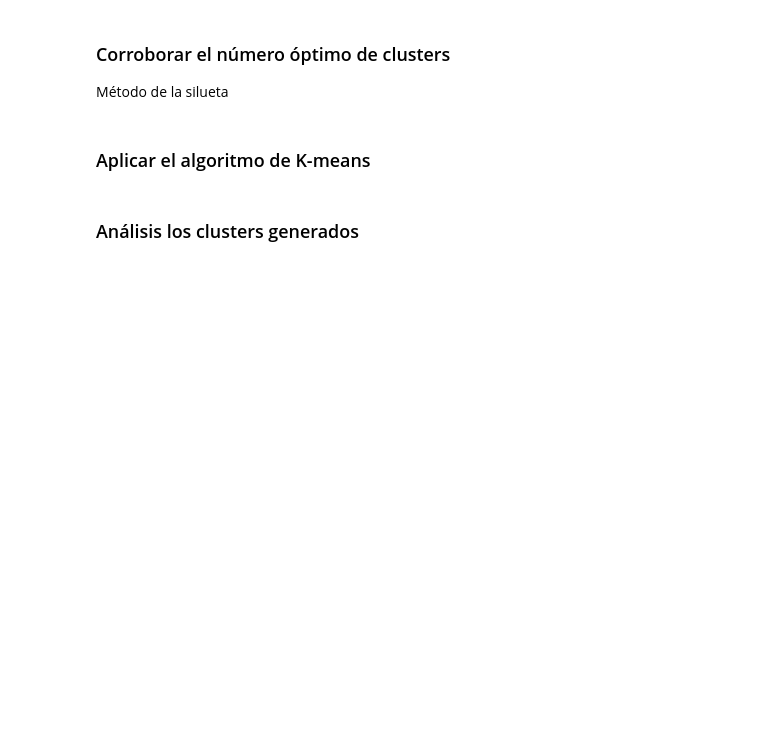
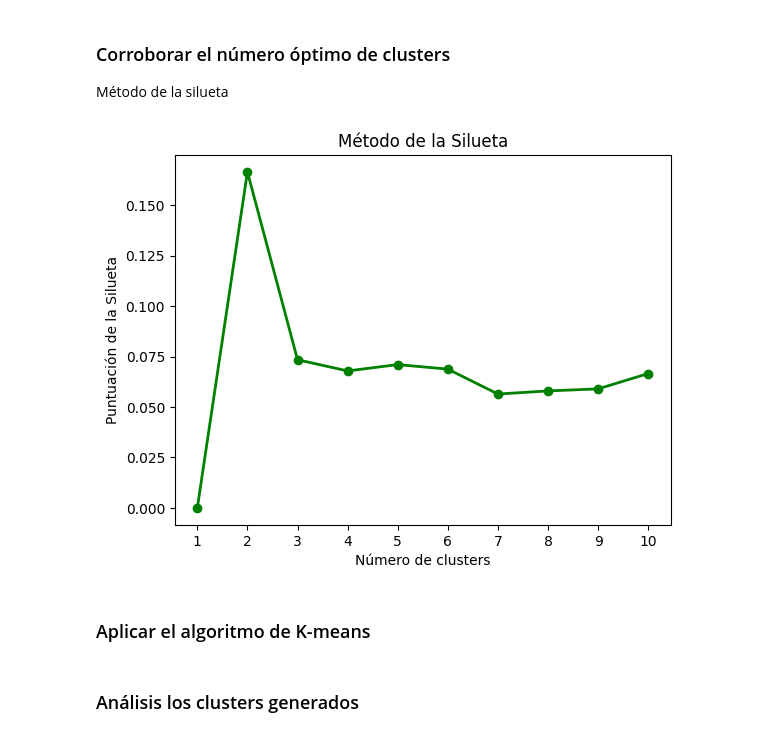
Before and after one commit to miriamyi01/Data_Challenge, a Jupyter notebook: Exercise_2/Clustering.ipynb, the cells around one changed output. Cells and saved outputs as stored; diff of their text form; code cells hidden in the pictures; blank space fills up the shorter version.

```diff
--- a/Exercise_2/Clustering.ipynb
+++ b/Exercise_2/Clustering.ipynb
@@ -53,6 +53,27 @@ plt.show()
 # %% [markdown]
 ### Corroborar el número óptimo de clusters
 Método de la silueta
+# %%
+sil = [0]  # Valor predeterminado para un solo cluster
+kmax = 10
+
+# Calculamos la puntuación de la silueta para 2 a 10 clusters
+for k in range(2, kmax+1):
+  kmeans = KMeans(n_clusters = k).fit(df_preprocessed)
+  labels = kmeans.labels_
+  sil.append(silhouette_score(df_preprocessed, labels, metric = 'euclidean'))
+
+# Creamos un gráfico de la puntuación de la silueta en función del número de clusters
+plt.plot(range(1, kmax+1), sil, linewidth=2, color='green', marker='o')
+plt.title('Método de la Silueta')
+plt.xlabel('Número de clusters')
+plt.ylabel('Puntuación de la Silueta')
+
+plt.xticks(range(1, 11))
+
+plt.show()
+# %% [output]
+[figure, added]
 # %% [markdown]
 ### Aplicar el algoritmo de K-means
 # %%
```
Also changed, not shown: parts of 1 cell of this notebook.
